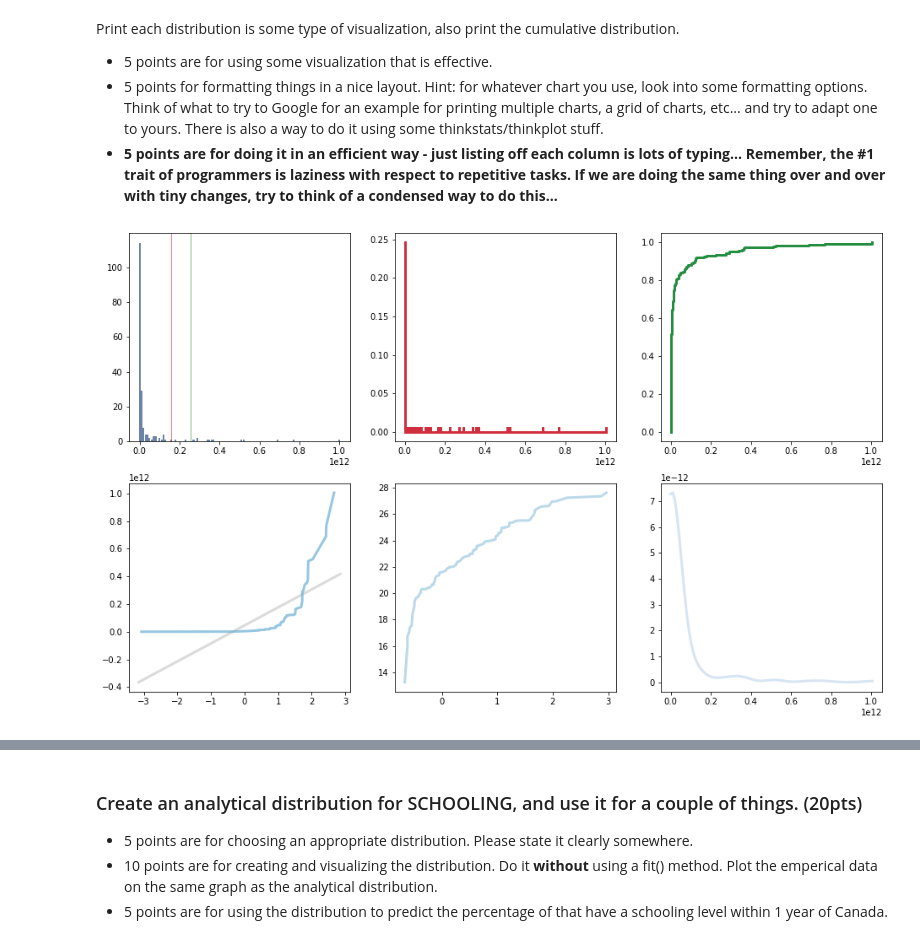
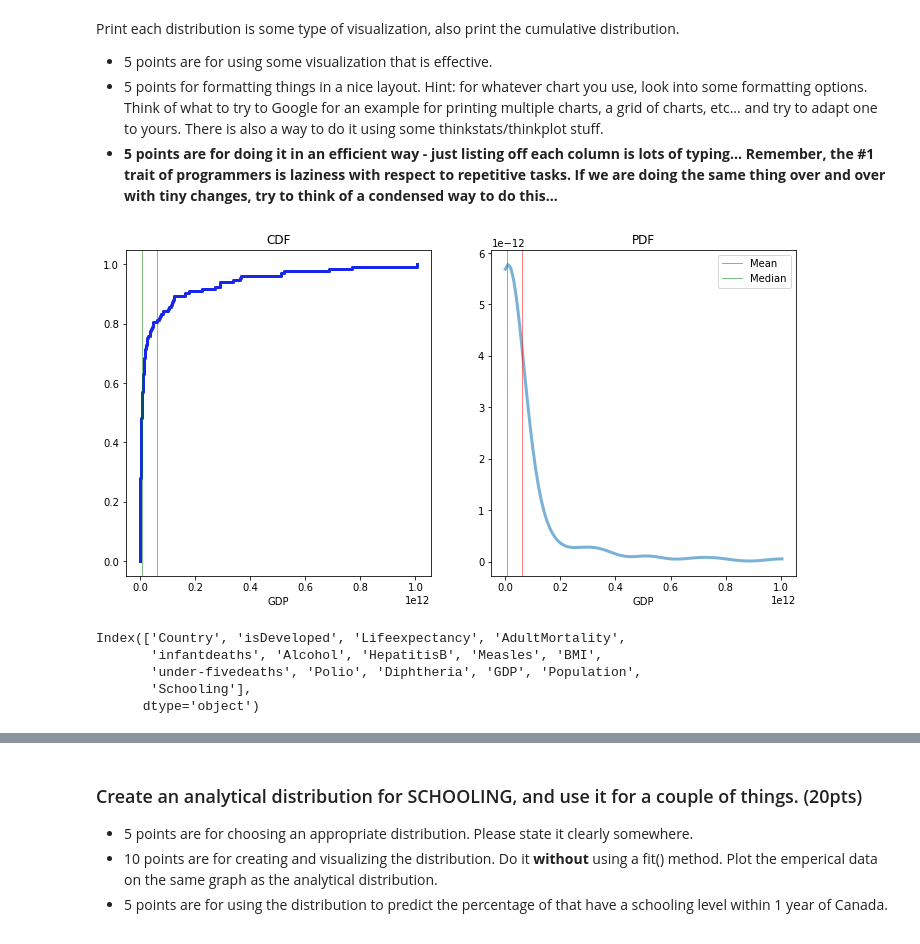
Before and after one commit to okohnkay/BSIP_Assignment_2_Students, a Jupyter notebook: Nneka Okoh stats_asn_2_start.ipynb, the cells around one changed output, grey strips where cells are left out. Saved outputs shown, nothing was run; the diff lists cells and outputs as text; code cells hidden in the pictures.

```diff
--- a/Nneka Okoh stats_asn_2_start.ipynb
+++ b/Nneka Okoh stats_asn_2_start.ipynb
@@ -96,34 +98,41 @@ Print each distribution is some type of visualization, also print the cumulative
 <li>5 points for formatting things in a nice layout. Hint: for whatever chart you use, look into some formatting options. Think of what to try to Google for an example for printing multiple charts, a grid of charts, etc... and try to adapt one to yours. There is also a way to do it using some thinkstats/thinkplot stuff.
 <li><b>5 points are for doing it in an efficient way - just listing off each column is lots of typing... Remember, the #1 trait of programmers is laziness with respect to repetitive tasks. If we are doing the same thing over and over with tiny changes, try to think of a condensed way to do this...</b>
 </ul>
+# %%
+#Drop Non Integers
+dfLE2=dfLE.dropna()
 # %%
 #Print all distributions
 # Graphing Helper Function
 def bigGraph(df_in, columnName, rnd=0):
     data = pd.Series(df_in[columnName])
     hist = thinkstats2.Hist(round(data, rnd))
-    pmf = thinkstats2.Pmf(data)
+    pdf = thinkstats2.EstimatedPdf(data)
     cdf = thinkstats2.Cdf(data)
-    thinkplot.PrePlot(6, rows =2, cols=3)
-    thinkplot.Hist(hist)
-    thinkplot.axvline(np.mean(hist), color="green")
-    thinkplot.axvline(np.median(hist), color="red")
+    thinkplot.PrePlot(2, rows =1, cols=2)
+    thinkplot.Cdf(cdf)
+    thinkplot.Cdf(cdf, color="blue")
+    thinkplot.axvline(data.mean(), color="Red", label="Mean")
+    thinkplot.axvline(data.median(), color="Green", label="Median")
+    plt.xlabel(columnName)
+    plt.title("CDF")
     thinkplot.SubPlot(2)
-    thinkplot.Pmf(pmf)
-    thinkplot.Pmf(pmf, color="red")
-    thinkplot.SubPlot(3)
-    thinkplot.Cdf(cdf)
-    thinkplot.Cdf(cdf, color="green")
-    thinkplot.SubPlot(4)
-    thinkstats2.NormalProbabilityPlot(data)
-    thinkplot.SubPlot(5)
-    thinkstats2.NormalProbabilityPlot(np.log(data))
-    thinkplot.SubPlot(6)
-    pdf = thinkstats2.EstimatedPdf(data)
     thinkplot.Pdf(pdf)
+    thinkplot.axvline(data.mean(), color="Red", label="Mean")
+    thinkplot.axvline(data.median(), color="Green", label="Median")
+    plt.xlabel(columnName)
+    plt.title("PDF")
     thinkplot.Config()
     return
 # %%
-bigGraph(dfLE, 'GDP', -10)
+bigGraph(dfLE2, 'GDP',10)
 # %% [output]
-[figure, old version]
+[figure, new version]
+# %%
+dfLE2.columns
+# %% [output]
+Index(['Country', 'isDeveloped', 'Lifeexpectancy', 'AdultMortality',
+       'infantdeaths', 'Alcohol', 'HepatitisB', 'Measles', 'BMI',
+       'under-fivedeaths', 'Polio', 'Diphtheria', 'GDP', 'Population',
+       'Schooling'],
+      dtype='object')
```
Also changed, not shown: parts of 20 cells of this notebook.
